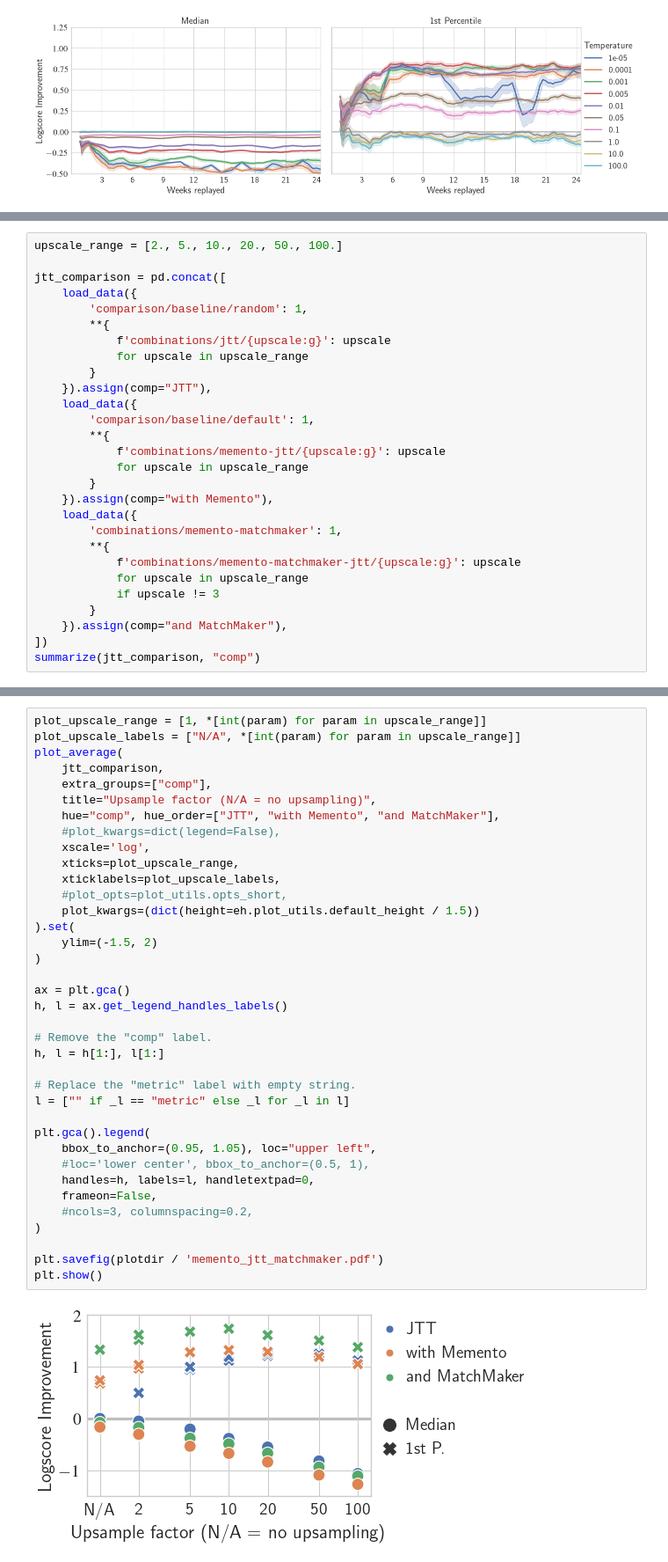
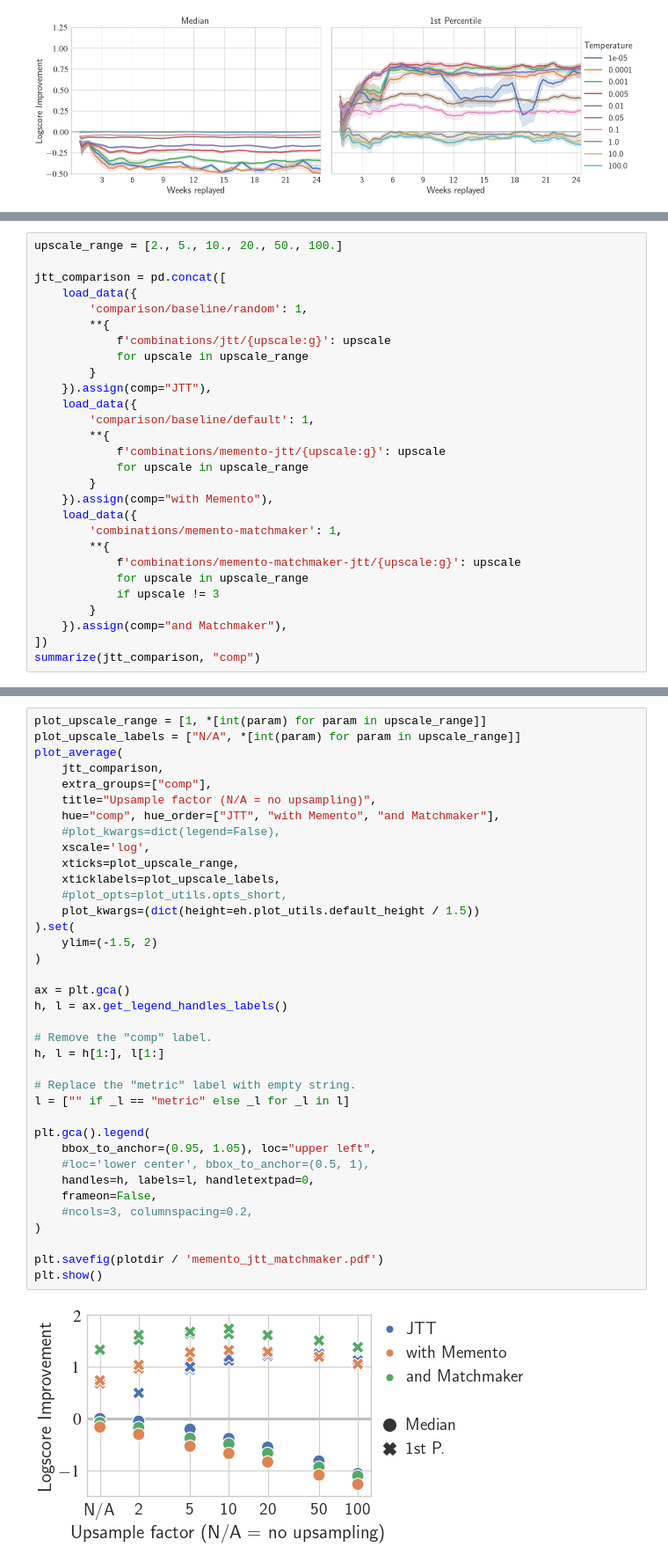
Before and after one commit to nsg-ethz/Memento-Artefacts, a Jupyter notebook: notebooks/puffer-replay.ipynb, the cells around one changed output, grey strips where cells are left out. Shown at 88% size. Cells and saved outputs as stored; diff of their text form.

```diff
--- a/notebooks/puffer-replay.ipynb
+++ b/notebooks/puffer-replay.ipynb
@@ -765,7 +873,7 @@ jtt_comparison = pd.concat([
             for upscale in upscale_range
             if upscale != 3
         }
-    }).assign(comp="and MatchMaker"),
+    }).assign(comp="and Matchmaker"),
 ])
 summarize(jtt_comparison, "comp")
 # %% [output]
@@ -784,38 +892,38 @@ plot_average(
     jtt_comparison,
     extra_groups=["comp"],
     title="Upsample factor (N/A = no upsampling)",
-    hue="comp", hue_order=["JTT", "with Memento", "and MatchMaker"],
+    hue="comp", hue_order=["JTT", "with Memento", "and Matchmaker"],
     #plot_kwargs=dict(legend=False),
     xscale='log',
     xticks=plot_upscale_range,
     xticklabels=plot_upscale_labels,
     #plot_opts=plot_utils.opts_short,
     plot_kwargs=(dict(height=eh.plot_utils.default_height / 1.5))
 ).set(
     ylim=(-1.5, 2)
 )
 
 ax = plt.gca()
 h, l = ax.get_legend_handles_labels()
 
 # Remove the "comp" label.
 h, l = h[1:], l[1:]
 
 # Replace the "metric" label with empty string.
 l = ["" if _l == "metric" else _l for _l in l]
 
 plt.gca().legend(
     bbox_to_anchor=(0.95, 1.05), loc="upper left",
     #loc='lower center', bbox_to_anchor=(0.5, 1),
     handles=h, labels=l, handletextpad=0,
     frameon=False,
     #ncols=3, columnspacing=0.2,
 )
 
 plt.savefig(plotdir / 'memento_jtt_matchmaker.pdf')
 plt.show()
 # %% [output]
-[figure, old version]
+[figure, new version]
 # %%
 plot_timeseries(
     jtt_comparison.query("comp == 'JTT'"),
```
Also changed, not shown: parts of 33 cells of this notebook, 30 other files.
